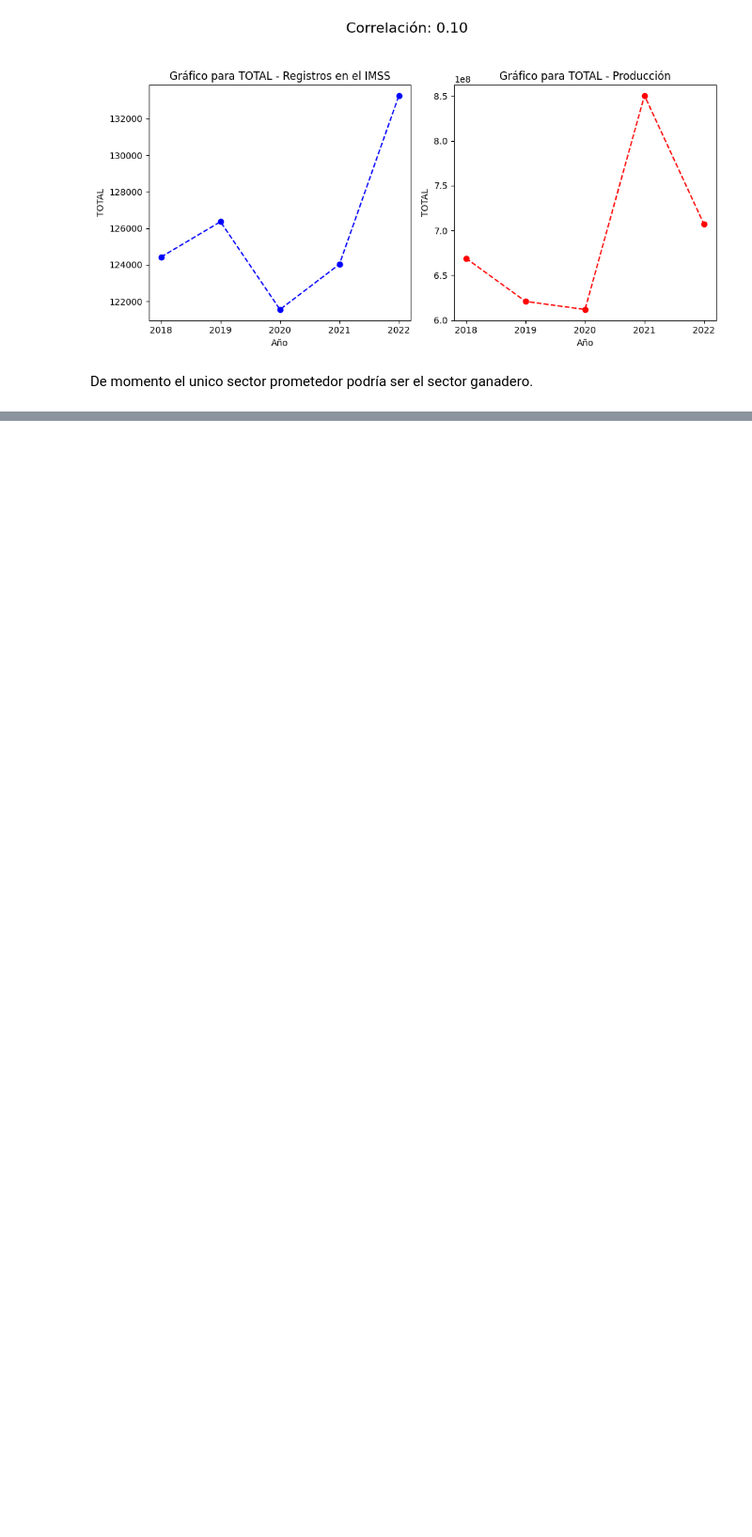
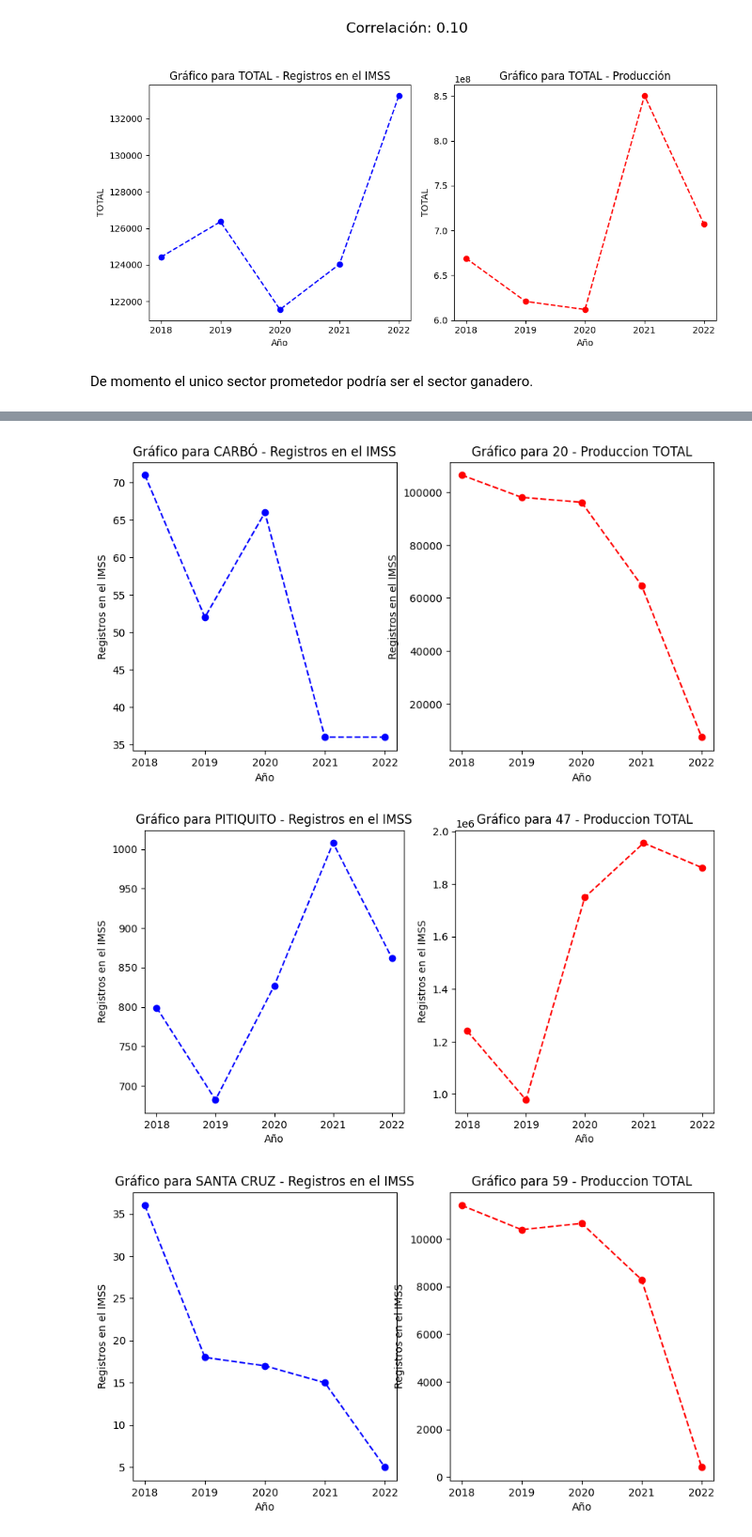
Before and after one commit to empleo-inducido/Trabajos_Generados, a Jupyter notebook: eda.ipynb, the cells around one changed output, grey strips where cells are left out. Shown at 94% size. Drawn from its saved outputs; the diff is of its cells as text; code cells hidden in the pictures; blank space fills up the shorter version.

Commit message:
correlación considerando cada municipio y obteniendo un top que tenga coefcorr>0.75

```diff
--- a/eda.ipynb
+++ b/eda.ipynb
@@ -395,0 +430,18 @@ De momento el unico sector prometedor podría ser el sector ganadero.
+# %%
+mun_corr = []
+
+for cve in claves_df['cve_mun']:
+    try:
+        correlation = np.corrcoef(imss_municipio_anual[cve], produccion_municipio_anual[cve])[0, 1]
+        mun_corr.append({
+            'cve_mun': cve,
+            'correlation': correlation
+        })
+    except KeyError:
+        pass
+
+mun_corr = pd.DataFrame(mun_corr)
+
+mun_corr_top = mun_corr.loc[mun_corr['correlation'] > 0.75]
+mun_corr_top=pd.merge(mun_corr_top, claves_df, on = 'cve_mun')[['municipio', 'cve_mun', 'correlation']]
+mun_corr_top
@@ -395,0 +454,44 @@ De momento el unico sector prometedor podría ser el sector ganadero.
+# %%
+#Registros anuales por sector por municipio
+df_imss_top_corr = df_imss[df_imss['municipio'].isin(mun_corr_top['municipio'])]
+imss_registros_anual_top_corr = df_imss_top_corr[['ANO', 'SECTOR', 'municipio']].groupby(['ANO','SECTOR', 'municipio'])['SECTOR'].count()
+imss_registros_anual_top_corr = imss_registros_anual_top_corr.unstack('SECTOR')
+imss_registros_anual_top_corr['TOTAL'] = imss_registros_anual_top_corr[['Agricultura', 'Ganadería', 'Pesca']].sum(axis=1)
+imss_registros_anual_top_corr
+
+#Produccion anual por sector por municipio
+df_agp_top_corr = df_agp[df_agp['CVE_MUN'].isin(mun_corr_top['cve_mun'])]
+prod_mun_top_corr = df_agp_top_corr[['ANO','SECTOR','PRODTON','CVE_MUN']].groupby(['ANO','SECTOR','CVE_MUN'])['PRODTON'].sum()
+prod_mun_top_corr = prod_mun_top_corr.unstack('SECTOR')
+prod_mun_top_corr['TOTAL'] = prod_mun_top_corr[['Agricultura', 'Ganadería', 'Pesca']].sum(axis=1)
+prod_mun_top_corr
+
+# Graficar el total de cada municipio a lo largo de los años
+municipios = imss_registros_anual_top_corr.index.get_level_values('municipio').unique()
+claves = prod_mun_top_corr.index.get_level_values('CVE_MUN').unique()
+years = imss_registros_anual_top_corr.index.get_level_values('ANO').unique()
+
+for municipio in zip(municipios, claves):
+    plt.figure(figsize=(10, 5))
+
+    plt.subplot(1, 2, 1)
+    registros_municipio = imss_registros_anual_top_corr.loc[imss_registros_anual_top_corr.index.get_level_values('municipio') == municipio[0]]
+    plt.plot(years, registros_municipio['TOTAL'],marker='o', linestyle='--', color='b')
+    plt.title(f'Gráfico para {municipio[0]} - Registros en el IMSS')
+    plt.xlabel('Año')
+    plt.xticks(imss_registros_anual.index)
+    plt.ylabel('Registros en el IMSS')
+
+    plt.subplot(1, 2, 2)
+    produccion_municipio = prod_mun_top_corr.loc[prod_mun_top_corr.index.get_level_values('CVE_MUN') == municipio[1]]
+    plt.plot(years, produccion_municipio['TOTAL'],marker='o', linestyle='--', color='r')
+    plt.title(f'Gráfico para {municipio[1]} - Produccion TOTAL')
+    plt.xlabel('Año')
+    plt.xticks(imss_registros_anual.index)
+    plt.ylabel('Registros en el IMSS')
+
+    plt.show()
+# %% [output]
+[figure, added]
+[figure, added]
+[figure, added]
```
Also changed, not shown: parts of 9 cells of this notebook, 1 other file.
